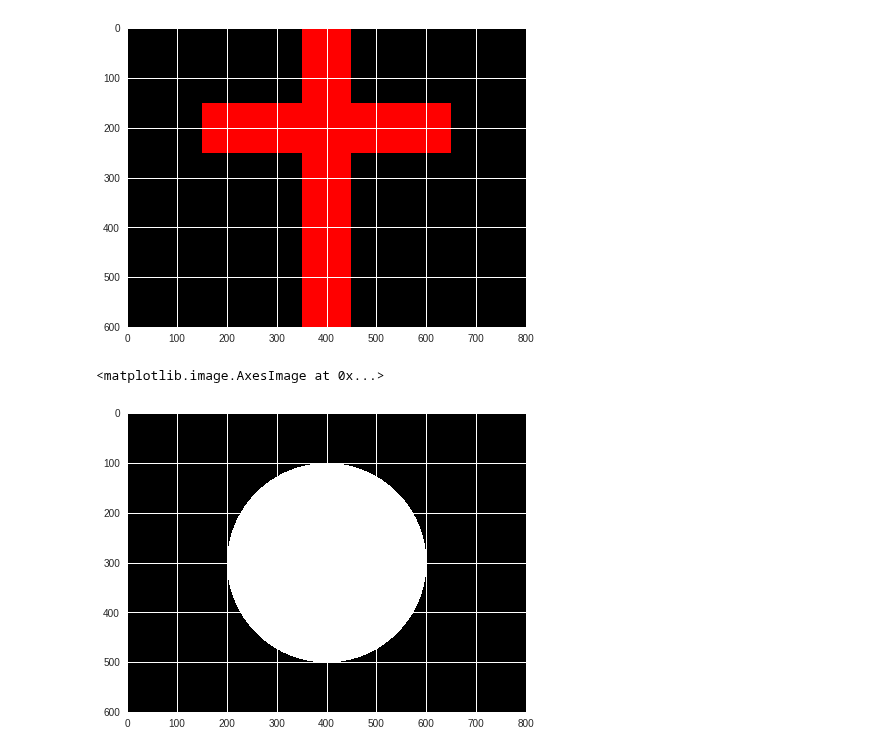
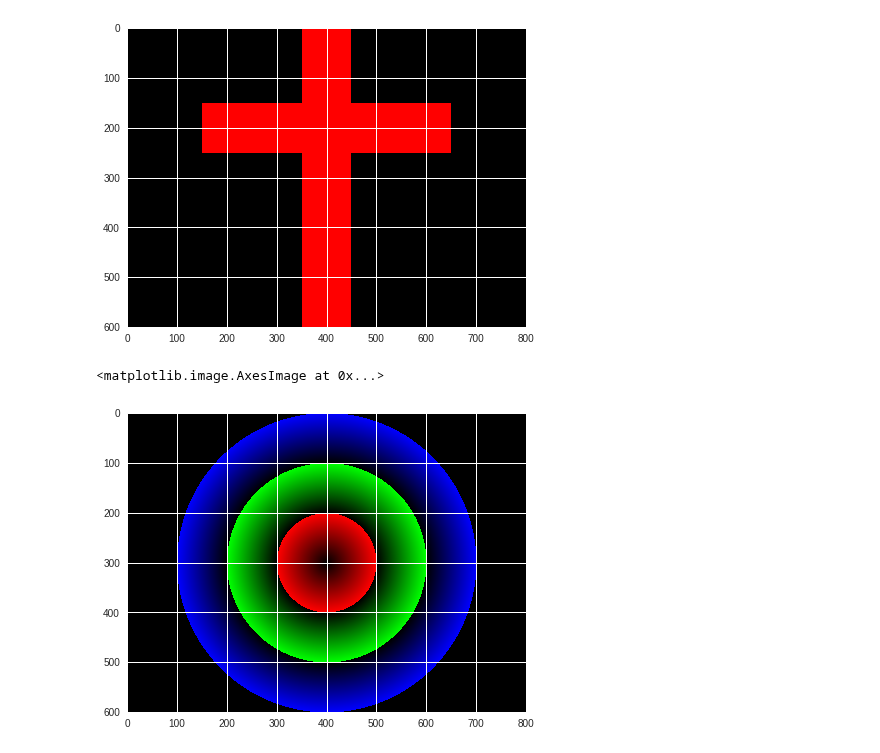
Before and after one commit to tjwei/NDHU_AM1130, a Jupyter notebook: 2018_week06_Draw.ipynb, the cells around one changed output. Saved outputs shown, nothing was run; the diff lists cells and outputs as text; code cells hidden in the pictures.

```diff
--- a/2018_week06_Draw.ipynb
+++ b/2018_week06_Draw.ipynb
@@ -32,10 +32,15 @@ plt.imshow(img)
 # %%
 img = np.zeros( (600, 800, 3), dtype=np.float)
 for y in range(600):
   for x in range(800):
-    if (x-400)**2 + (y-300)**2 < 200**2:
-      img[y,x]=1
+    r2 = (x-400)**2 + (y-300)**2
+    if  r2 < 300**2:
+      img[y,x]=(0, 0 , (r2**0.5-200)/100)
+    if r2 < 200**2:
+      img[y,x]=(0, (r2**0.5-100)/100 , 0)
+    if r2 < 100**2:
+      img[y,x]=(r2**0.5/100, 0 , 0)
 plt.imshow(img)
 # %% [output]
 <matplotlib.image.AxesImage at 0x...>
-[figure, old version]
+[figure, new version]
```
